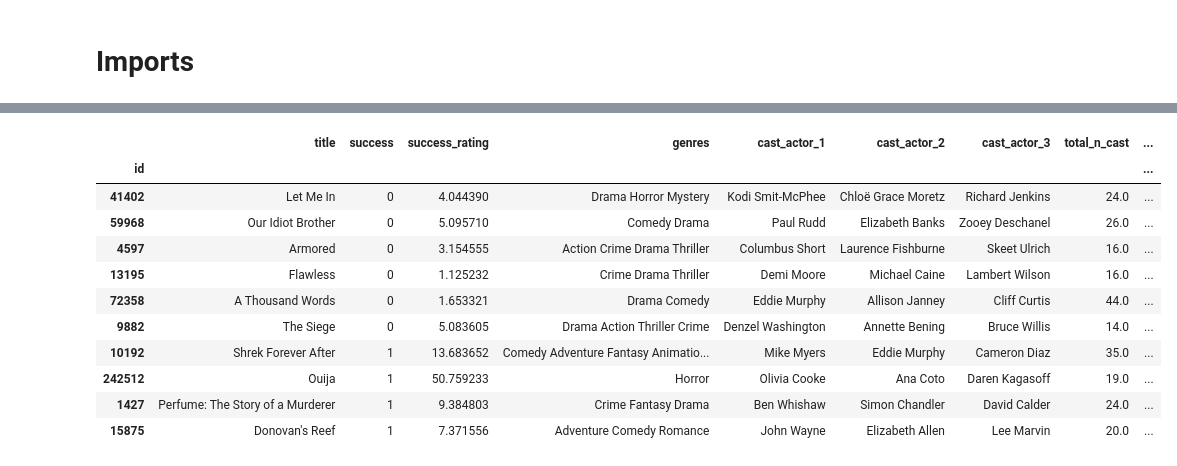
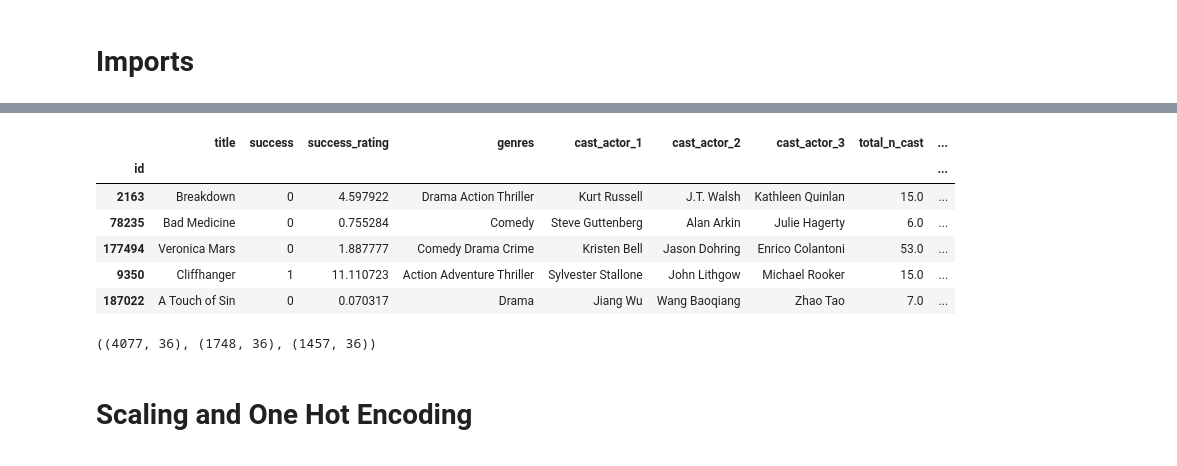
Before and after one commit to Movie-Success-Capstone/Movie-Capstone, a Jupyter notebook: braeden_explore.ipynb, the cells around one changed output, grey strips where cells are left out. Saved outputs shown, nothing was run; the diff lists cells and outputs as text; code cells hidden in the pictures.

```diff
--- a/braeden_explore.ipynb
+++ b/braeden_explore.ipynb
@@ -96,17 +137,38 @@ df.success_rating.plot()
 # %%
 df['success'] = (df['success_rating'] > 6.5) * 1
 # %%
-df.sample(10)
+df.sample(5)
 # %% [output]
 |  | title | success | success_rating | genres | cast_actor_1 | cast_actor_2 | cast_actor_3 | total_n_cast | ... |
 | id |  |  |  |  |  |  |  |  | ... |
-| 41402 | Let Me In | 0 | 4.044390 | Drama Horror Mystery | Kodi Smit-McPhee | Chloë Grace Moretz | Richard Jenkins | 24.0 | ... |
-| 59968 | Our Idiot Brother | 0 | 5.095710 | Comedy Drama | Paul Rudd | Elizabeth Banks | Zooey Deschanel | 26.0 | ... |
-| 4597 | Armored | 0 | 3.154555 | Action Crime Drama Thriller | Columbus Short | Laurence Fishburne | Skeet Ulrich | 16.0 | ... |
-| 13195 | Flawless | 0 | 1.125232 | Crime Drama Thriller | Demi Moore | Michael Caine | Lambert Wilson | 16.0 | ... |
-| 72358 | A Thousand Words | 0 | 1.653321 | Drama Comedy | Eddie Murphy | Allison Janney | Cliff Curtis | 44.0 | ... |
-| 9882 | The Siege | 0 | 5.083605 | Drama Action Thriller Crime | Denzel Washington | Annette Bening | Bruce Willis | 14.0 | ... |
-| 10192 | Shrek Forever After | 1 | 13.683652 | Comedy Adventure Fantasy Animatio... | Mike Myers | Eddie Murphy | Cameron Diaz | 35.0 | ... |
-| 242512 | Ouija | 1 | 50.759233 | Horror | Olivia Cooke | Ana Coto | Daren Kagasoff | 19.0 | ... |
-| 1427 | Perfume: The Story of a Murderer | 1 | 9.384803 | Crime Fantasy Drama | Ben Whishaw | Simon Chandler | David Calder | 24.0 | ... |
-| 15875 | Donovan's Reef | 1 | 7.371556 | Adventure Comedy Romance | John Wayne | Elizabeth Allen | Lee Marvin | 20.0 | ... |
+| 2163 | Breakdown | 0 | 4.597922 | Drama Action Thriller | Kurt Russell | J.T. Walsh | Kathleen Quinlan | 15.0 | ... |
+| 78235 | Bad Medicine | 0 | 0.755284 | Comedy | Steve Guttenberg | Alan Arkin | Julie Hagerty | 6.0 | ... |
+| 177494 | Veronica Mars | 0 | 1.887777 | Comedy Drama Crime | Kristen Bell | Jason Dohring | Enrico Colantoni | 53.0 | ... |
+| 9350 | Cliffhanger | 1 | 11.110723 | Action Adventure Thriller | Sylvester Stallone | John Lithgow | Michael Rooker | 15.0 | ... |
+| 187022 | A Touch of Sin | 0 | 0.070317 | Drama | Jiang Wu | Wang Baoqiang | Zhao Tao | 7.0 | ... |
+# %%
+def train_validate_test_split(df):
+    '''
+    This function takes in a dataframe and splits it 80:20.  The 20% will be our testing datafrme for our final model.  The 80% will be split a second time (70:30), creating our final training dataframe and a dataframe to validate our model with before testing.  Leaving us we a Train (56%), Validate(24%) and Test (20%) Dataframe from our original data (100%)
+    '''
+
+    train, test = train_test_split(df,
+                               train_size = 0.8,
+                               random_state=1313)
+
+
+    train, validate = train_test_split(train,
+                                  train_size = 0.7,
+                                  random_state=1313)
+
+
+    return train, validate, test
+
+
+train, validate, test = train_validate_test_split(df)
+
+train.shape, validate.shape, test.shape
+# %% [output]
+((4077, 36), (1748, 36), (1457, 36))
+# %% [markdown]
+# Scaling and One Hot Encoding
```
Also changed, not shown: parts of 31 cells of this notebook.
